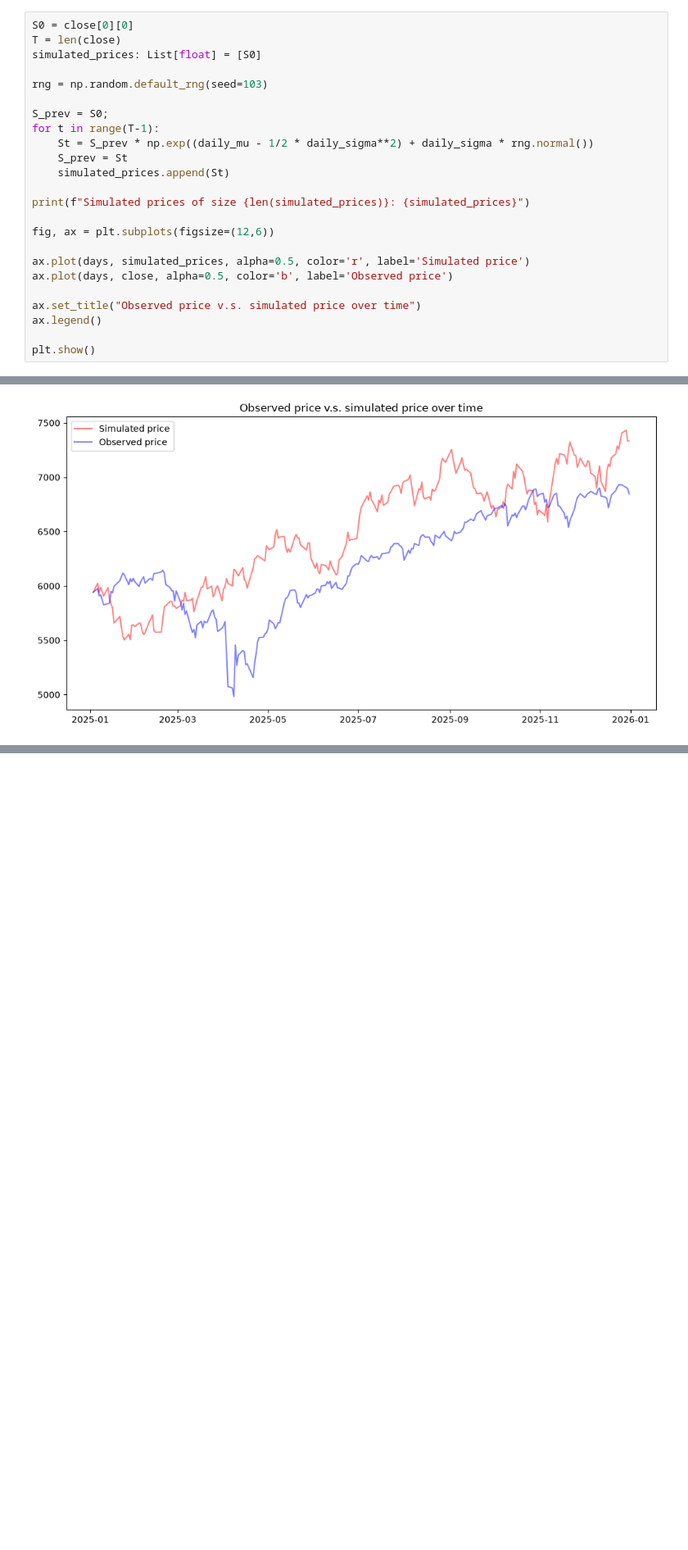
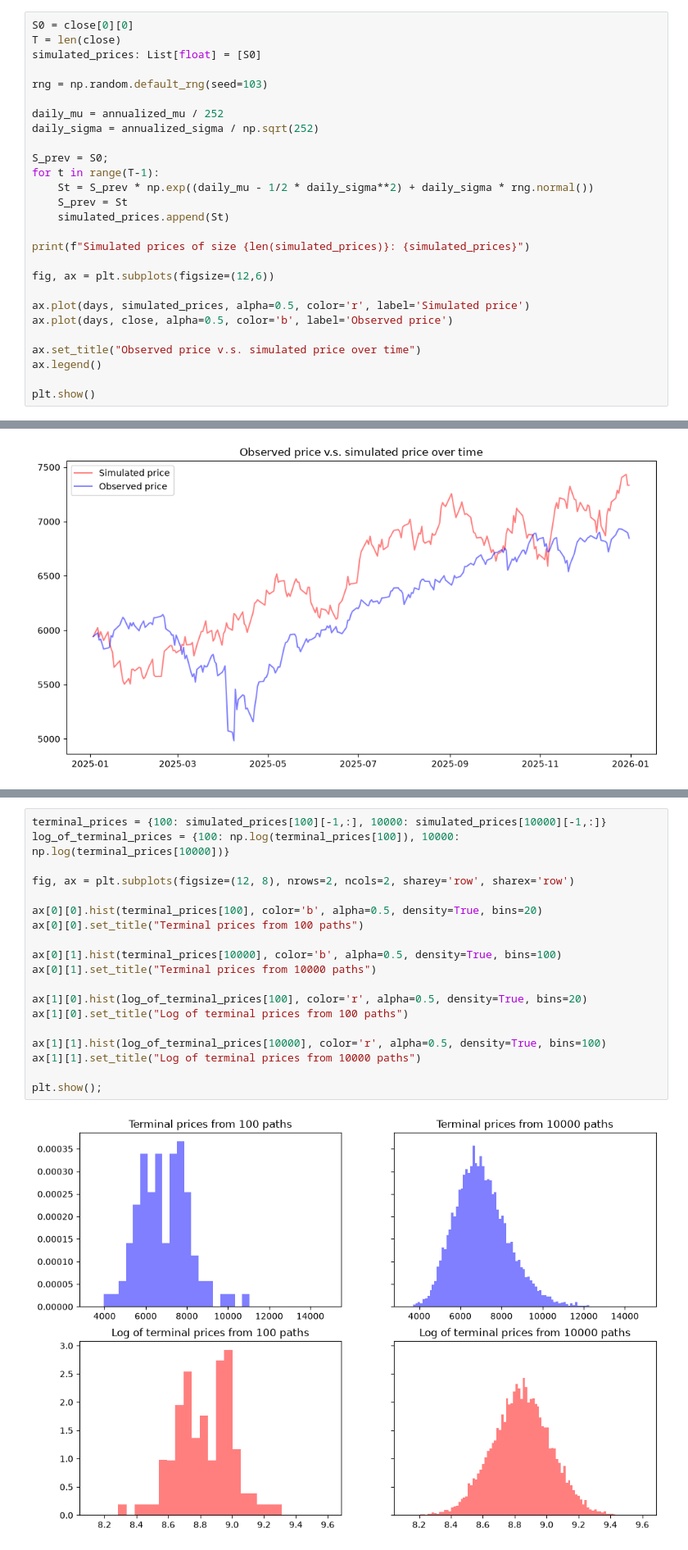
Before and after one commit to victornguyen1003/option-pricing-101, a Jupyter notebook: notebooks/1_returns_volatility_and_gbm.ipynb, the cells around one changed output, grey strips where cells are left out. Shown at 82% size. Saved outputs shown, nothing was run; the diff lists cells and outputs as text; blank space fills up the shorter version.

Commit message:
completed notebook 1 - distribution of mu and sigma for different path lengths

```diff
--- a/notebooks/1_returns_volatility_and_gbm.ipynb
+++ b/notebooks/1_returns_volatility_and_gbm.ipynb
@@ -146,6 +151,9 @@ T = len(close)
 simulated_prices: List[float] = [S0]
 
 rng = np.random.default_rng(seed=103)
+
+daily_mu = annualized_mu / 252
+daily_sigma = annualized_sigma / np.sqrt(252)
 
 S_prev = S0;
 for t in range(T-1):
@@ -202,0 +215,21 @@ plt.show();
+# %%
+terminal_prices = {100: simulated_prices[100][-1,:], 10000: simulated_prices[10000][-1,:]}
+log_of_terminal_prices = {100: np.log(terminal_prices[100]), 10000: np.log(terminal_prices[10000])}
+
+fig, ax = plt.subplots(figsize=(12, 8), nrows=2, ncols=2, sharey='row', sharex='row')
+
+ax[0][0].hist(terminal_prices[100], color='b', alpha=0.5, density=True, bins=20)
+ax[0][0].set_title("Terminal prices from 100 paths")
+
+ax[0][1].hist(terminal_prices[10000], color='b', alpha=0.5, density=True, bins=100)
+ax[0][1].set_title("Terminal prices from 10000 paths")
+
+ax[1][0].hist(log_of_terminal_prices[100], color='r', alpha=0.5, density=True, bins=20)
+ax[1][0].set_title("Log of terminal prices from 100 paths")
+
+ax[1][1].hist(log_of_terminal_prices[10000], color='r', alpha=0.5, density=True, bins=100)
+ax[1][1].set_title("Log of terminal prices from 10000 paths")
+
+plt.show();
+# %% [output]
+[figure, added]
```
Also changed, not shown: parts of 7 cells of this notebook.
